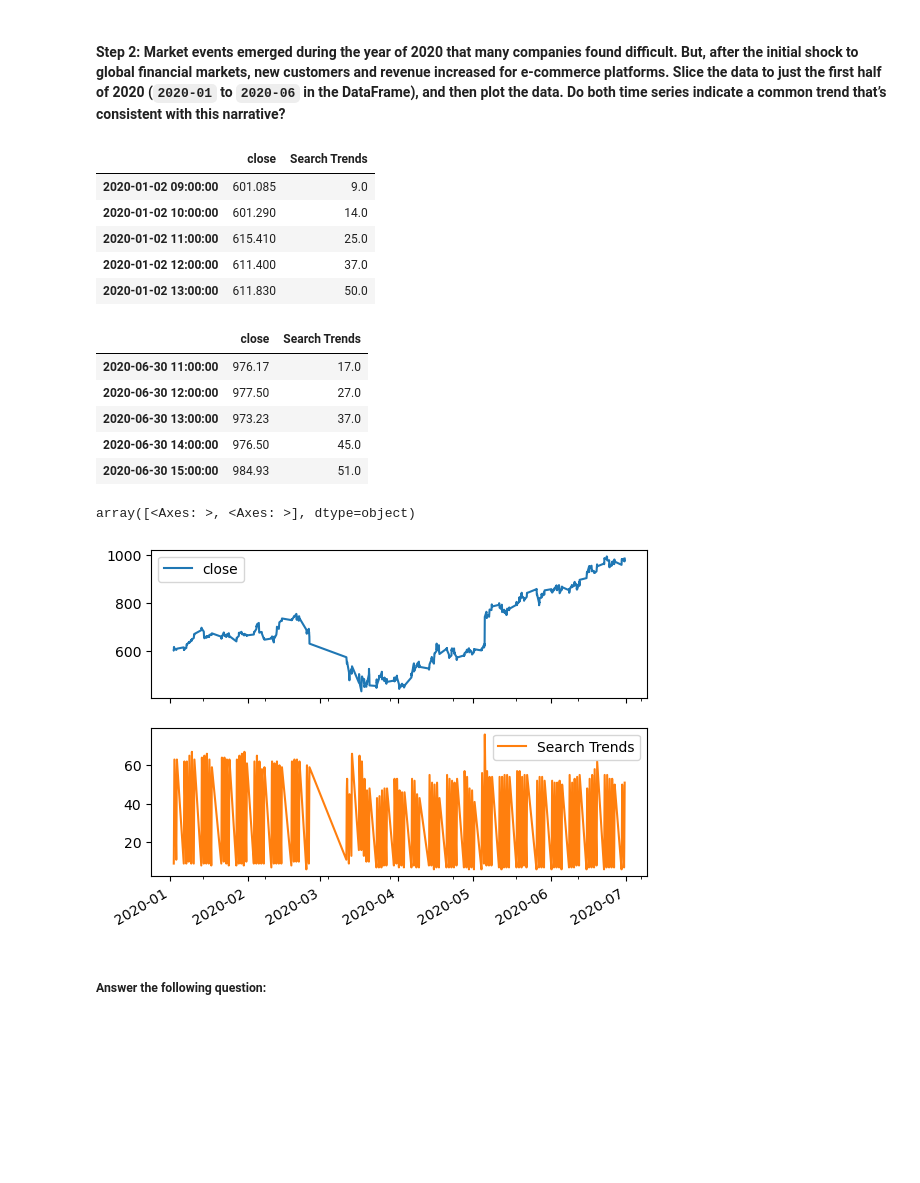
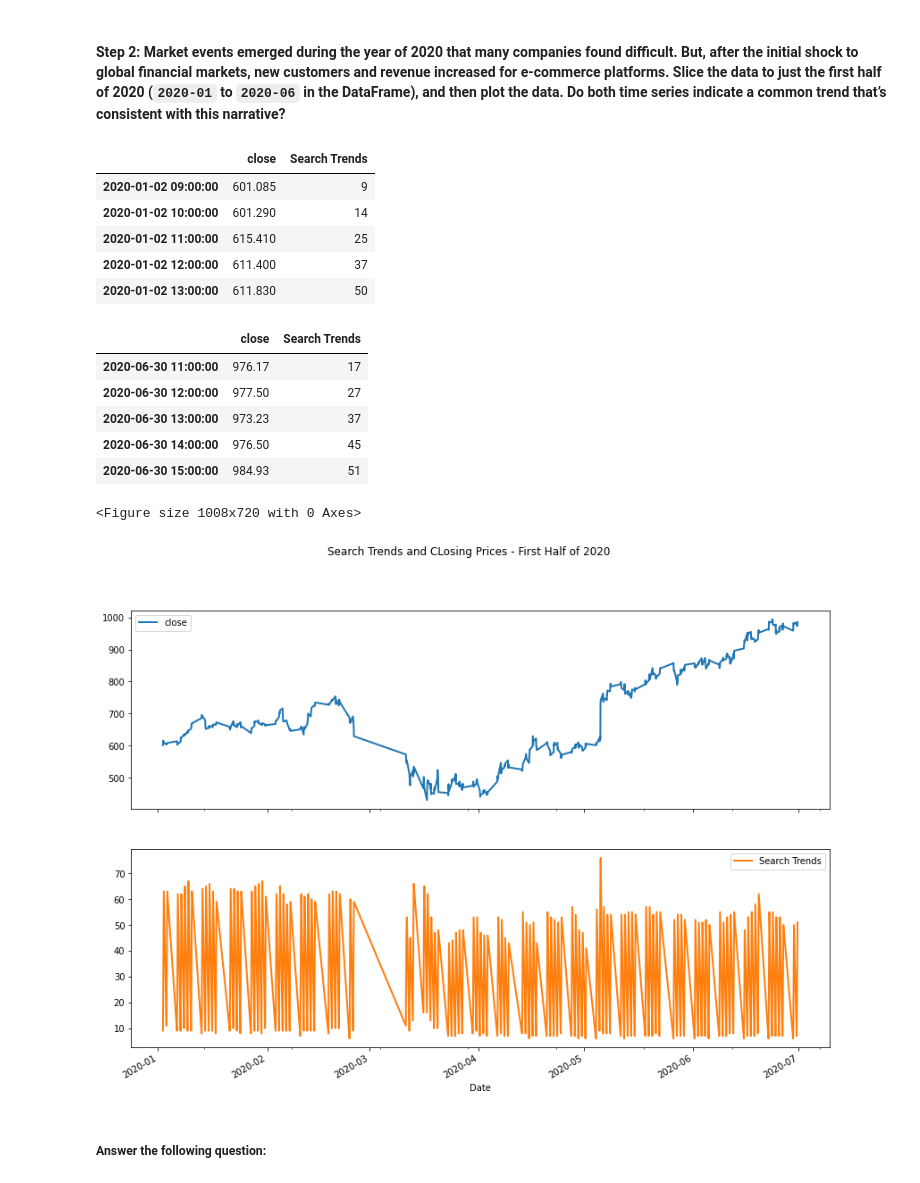
Before and after one commit to KenStager/prophet-challenge, a Jupyter notebook: forecasting_net_prophet.ipynb, the cells around one changed output. Cells and saved outputs as stored; diff of their text form; code cells hidden in the pictures; blank space fills up the shorter version.

```diff
--- a/forecasting_net_prophet.ipynb
+++ b/forecasting_net_prophet.ipynb
@@ -279,15 +279,16 @@ display(df_mercado_stock.tail())
 | 2020-07-31 14:00:00 | 1110.650 |
 | 2020-07-31 15:00:00 | 1122.510 |
 # %%
-# Ensure your DataFrame's 'Date' column is set as the DateTimeIndex if it's not already
-df_mercado_stock.index = pd.to_datetime(df_mercado_stock.index)
+# Plot the closing prices
+import matplotlib.pyplot as plt
 
-# Plot the closing prices
-plt.figure(figsize=(14, 7))
-df_mercado_stock['Close'].plot(kind='line', color='purple')  # Ensure there's a 'Close' column in your DataFrame
-plt.title('Closing Price of MercadoLibre Stock Over Time')
+# Plot the closing prices of the stock
+plt.figure(figsize=(14, 7))  # Set the figure size for better readability
+plt.plot(df_mercado_stock.index, df_mercado_stock['close'], label='Closing Price', color='dodgerblue')
+plt.title('MercadoLibre Stock Closing Prices Over Time')
 plt.xlabel('Date')
-plt.ylabel('Closing Price (USD)')
+plt.ylabel('Closing Price ($)')
+plt.legend()
 plt.grid(True)
 plt.show()
 # %% [output]
@@ -296,8 +296,10 @@ KeyError: 'Close'
 # %%
 # Concatenate the df_mercado_stock DataFrame with the df_mercado_trends DataFrame
 # Concatenate the DataFrame by columns (axis=1), and drop and rows with only one column of data
-
+combined_df = pd.concat([df_mercado_stock, df_mercado_trends], axis=1, join='inner')
 
 # View the first and last five rows of the DataFrame
+display(combined_df.head())
+display(combined_df.tail())
 # %% [output]
 |  | close | Search Trends |
@@ -316,29 +318,35 @@ KeyError: 'Close'
 #### Step 2: Market events emerged during the year of 2020 that many companies found difficult. But, after the initial shock to global financial markets, new customers and revenue increased for e-commerce platforms. Slice the data to just the first half of 2020 (`2020-01` to `2020-06` in the DataFrame), and then plot the data. Do both time series indicate a common trend that’s consistent with this narrative?
 # %%
 # For the combined dataframe, slice to just the first half of 2020 (2020-01 through 2020-06)
-
+first_half_2020 = combined_df['2020-01-01':'2020-06-30']
 
 # View the first and last five rows of first_half_2020 DataFrame
+display(first_half_2020.head())
+display(first_half_2020.tail())
 # %% [output]
 |  | close | Search Trends |
-| 2020-01-02 09:00:00 | 601.085 | 9.0 |
-| 2020-01-02 10:00:00 | 601.290 | 14.0 |
-| 2020-01-02 11:00:00 | 615.410 | 25.0 |
-| 2020-01-02 12:00:00 | 611.400 | 37.0 |
-| 2020-01-02 13:00:00 | 611.830 | 50.0 |
+| 2020-01-02 09:00:00 | 601.085 | 9 |
+| 2020-01-02 10:00:00 | 601.290 | 14 |
+| 2020-01-02 11:00:00 | 615.410 | 25 |
+| 2020-01-02 12:00:00 | 611.400 | 37 |
+| 2020-01-02 13:00:00 | 611.830 | 50 |
 |  | close | Search Trends |
-| 2020-06-30 11:00:00 | 976.17 | 17.0 |
-| 2020-06-30 12:00:00 | 977.50 | 27.0 |
-| 2020-06-30 13:00:00 | 973.23 | 37.0 |
-| 2020-06-30 14:00:00 | 976.50 | 45.0 |
-| 2020-06-30 15:00:00 | 984.93 | 51.0 |
+| 2020-06-30 11:00:00 | 976.17 | 17 |
+| 2020-06-30 12:00:00 | 977.50 | 27 |
+| 2020-06-30 13:00:00 | 973.23 | 37 |
+| 2020-06-30 14:00:00 | 976.50 | 45 |
+| 2020-06-30 15:00:00 | 984.93 | 51 |
 # %%
 # Visualize the close and Search Trends data
 # Plot each column on a separate axes using the following syntax
 # `plot(subplots=True)`
+plt.figure(figsize=(14,10))
+first_half_2020.plot(subplots=True, figsize=(14,10), linewidth=2, title='Search Trends and CLosing Prices - First Half of 2020')
+plt.xlabel('Date')
+plt.show()
 # %% [output]
-array([<Axes: >, <Axes: >], dtype=object)
+<Figure size 1008x720 with 0 Axes>
-[figure, old version]
+[figure, new version]
 # %% [markdown]
 ##### Answer the following question:
 # %% [markdown]
```
Also changed, not shown: parts of 13 cells of this notebook.
